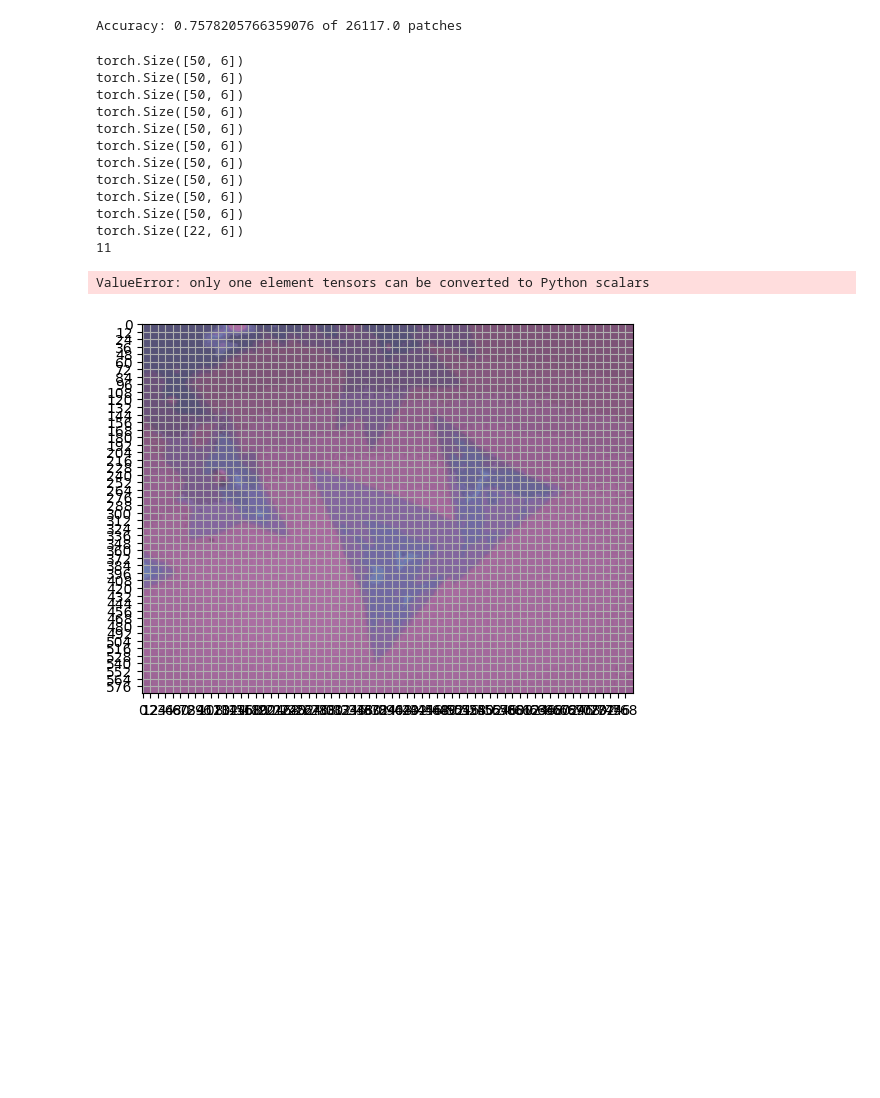
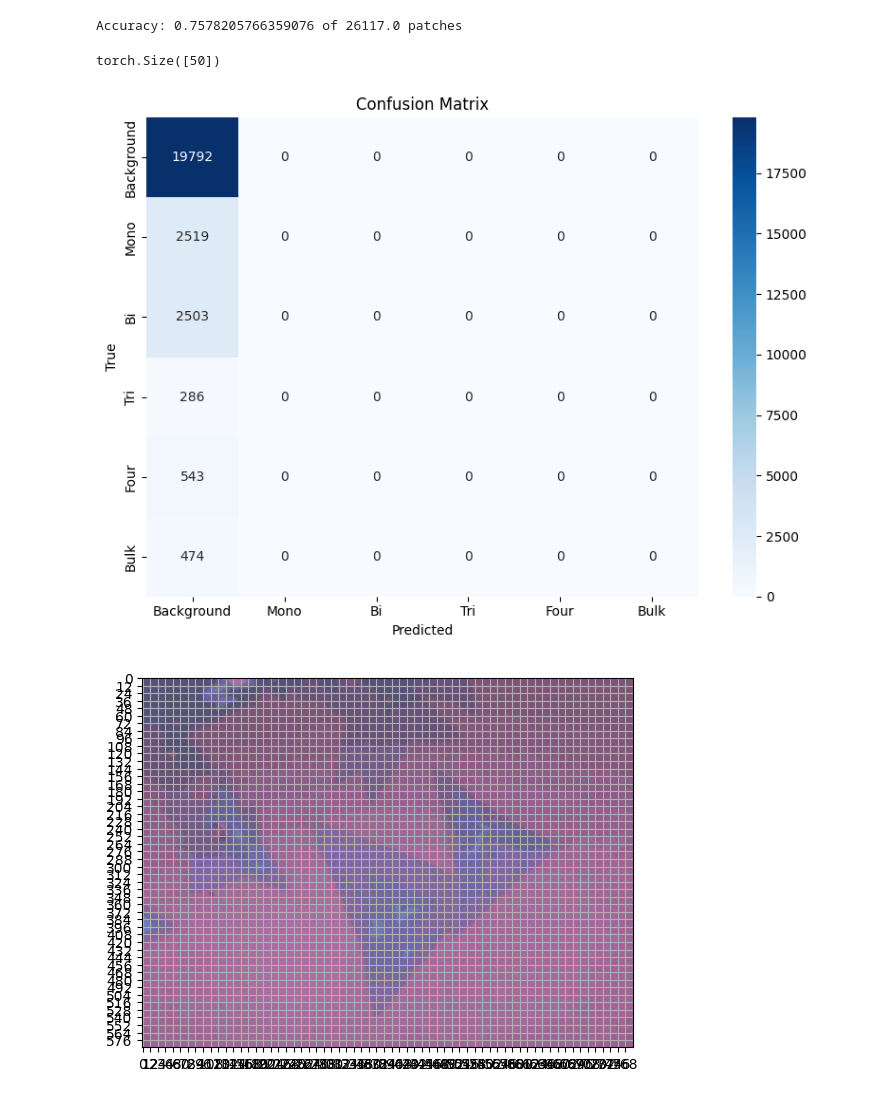
Before and after one commit to JackyL100/MoS2, a Jupyter notebook: Playground/SSLDEC.ipynb, the cells around one changed output. Saved outputs shown, nothing was run; the diff lists cells and outputs as text; code cells hidden in the pictures; blank space fills up the shorter version.

Commit message:
Added a few evaluation functions but revealed that model is very bad

```diff
--- a/Playground/SSLDEC.ipynb
+++ b/Playground/SSLDEC.ipynb
@@ -215,6 +215,10 @@ def evaluate_model(model, testloader):
 evaluate_model(model, test)
 # %% [output]
 Accuracy: 0.7578205766359076 of 26117.0 patches
+# %%
+torch.argmax(torch.randn((50,6)), dim=1).shape
+# %% [output]
+torch.Size([50])
 # %%
 import seaborn as sns
 from sklearn.metrics import confusion_matrix
@@ -227,55 +231,43 @@ def plot_confusion_matrix(model, dataloader, class_names, device='cpu', normaliz
         dataloader: DataLoader with (inputs, labels).
         class_names: List of class names.
         device: 'cpu' or 'cuda'.
         normalize: If True, show percentages instead of raw counts.
     """
     model.eval()
     all_preds = []
     all_labels = []
 
     with torch.no_grad():
         for batch in dataloader:
-            img_patch, label = batch
-            label_tensor = torch.tensor(label).to(model.device)
+            img_patch, labels = batch
+            label_tensor = torch.tensor(labels).to(model.device)
             img_patch = img_patch.to(model.device).to(torch.float32)
             outputs = model(img_patch)
-            pred = torch.argmax(outputs)
-            all_preds.append(pred.cpu())
-            all_labels.append(label_tensor.cpu())
+            pred = torch.argmax(outputs, dim=1).cpu().numpy()
+            target = torch.argmax(label_tensor, dim=1).cpu().numpy()
+            all_preds.append(pred)
+            all_labels.append(target)
 
-    all_preds = torch.tensor(all_preds)
-    print(len(all_labels))
-    all_labels = torch.tensor(all_labels)
+    preds = np.hstack(all_preds)
+    labels = np.hstack(all_labels)
 
-    cm = confusion_matrix(all_labels.numpy(), all_preds.numpy())
+    cm = confusion_matrix(labels, preds)
 
     if normalize:
         cm = cm.astype(np.float32) / cm.sum(axis=1, keepdims=True)
 
     plt.figure(figsize=(8, 6))
     sns.heatmap(cm, annot=True, fmt='.2f' if normalize else 'd',
                 cmap='Blues', xticklabels=class_names, yticklabels=class_names)
     plt.xlabel('Predicted')
     plt.ylabel('True')
     plt.title('Confusion Matrix')
     plt.tight_layout()
     plt.show()
 
 plot_confusion_matrix(model, test, class_names=['Background', 'Mono', 'Bi', "Tri", "Four", "Bulk"])
 # %% [output]
-torch.Size([50, 6])
-torch.Size([50, 6])
-torch.Size([50, 6])
-torch.Size([50, 6])
-torch.Size([50, 6])
-torch.Size([50, 6])
-torch.Size([50, 6])
-torch.Size([50, 6])
-torch.Size([50, 6])
-torch.Size([50, 6])
-torch.Size([22, 6])
-11
-ValueError: only one element tensors can be converted to Python scalars
+[figure, added]
 # %%
 def patch_image(file_path, patch_size):
     width, height = patch_size
```
Also changed, not shown: parts of 1 cell of this notebook.
